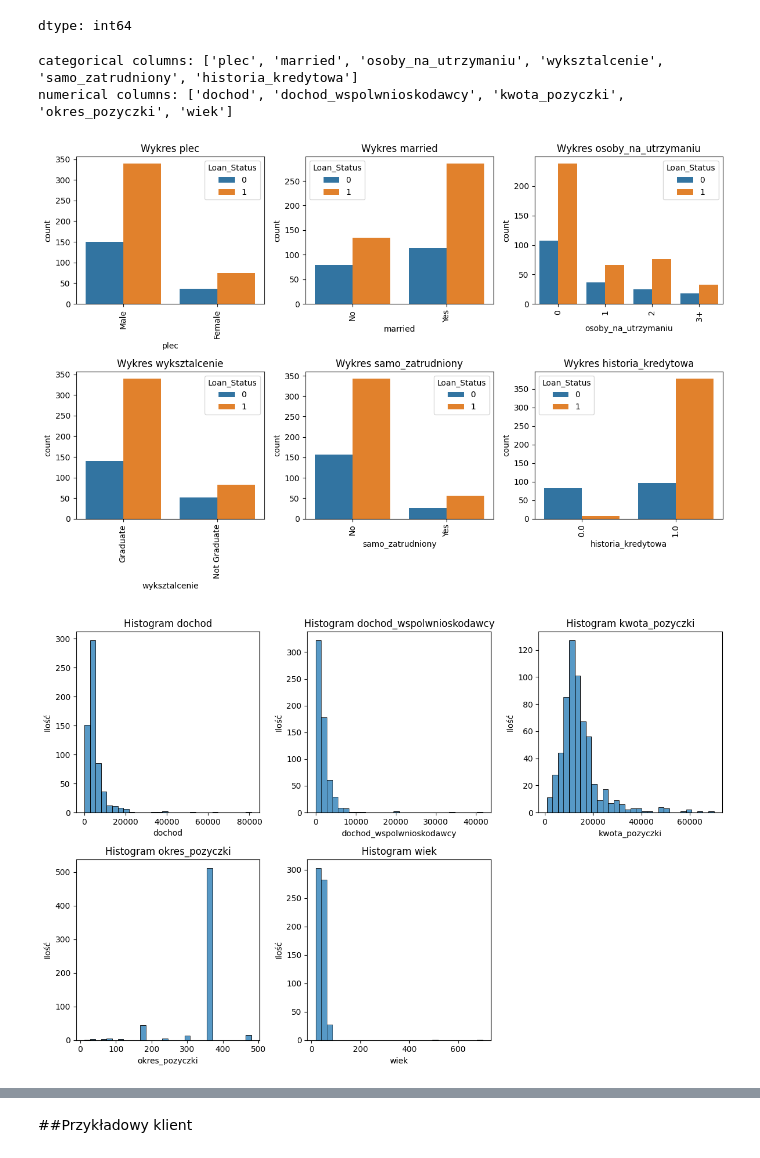
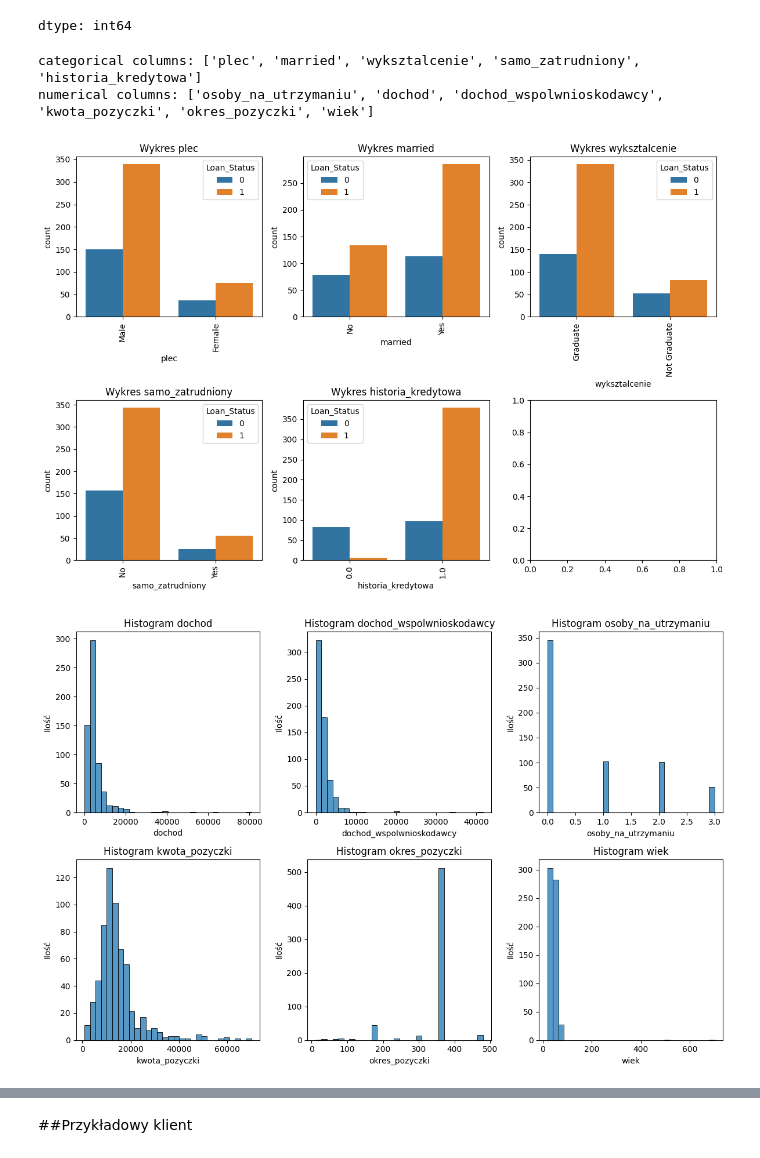
Before and after one commit to rybinski92/ml_credit_project, a Jupyter notebook: prezentacja_ML.ipynb, the cells around one changed output, grey strips where cells are left out. Saved outputs shown, nothing was run; the diff lists cells and outputs as text; code cells hidden in the pictures.

```diff
--- a/prezentacja_ML.ipynb
+++ b/prezentacja_ML.ipynb
@@ -63,0 +76,2 @@ memory usage: 57.7+ KB
+# %%
+data['osoby_na_utrzymaniu'] = data['osoby_na_utrzymaniu'].replace('3+', 3)
@@ -83,7 +119,7 @@ col  = list(data.columns)
 cat_features = []
 num_features = []
 for c in col:
-  if data[c].nunique() > 5:
+  if data[c].nunique() > 3:
     num_features.append(c)
   else:
     cat_features.append(c)
@@ -94,32 +130,32 @@ cat_features.remove('Loan_Status')
 print(f"categorical columns: {cat_features}")
 print(f"numerical columns: {num_features}")
 # %% [output]
-categorical columns: ['plec', 'married', 'osoby_na_utrzymaniu', 'wyksztalcenie', 'samo_zatrudniony', 'historia_kredytowa']
-numerical columns: ['dochod', 'dochod_wspolwnioskodawcy', 'kwota_pozyczki', 'okres_pozyczki', 'wiek']
+categorical columns: ['plec', 'married', 'wyksztalcenie', 'samo_zatrudniony', 'historia_kredytowa']
+numerical columns: ['osoby_na_utrzymaniu', 'dochod', 'dochod_wspolwnioskodawcy', 'kwota_pozyczki', 'okres_pozyczki', 'wiek']
 # %%
 import matplotlib.pyplot as plt
 import seaborn as sns
 
-cat_features = ['plec', 'married', 'osoby_na_utrzymaniu', 'wyksztalcenie', 'samo_zatrudniony', 'historia_kredytowa']
+cat_features = ['plec', 'married',  'wyksztalcenie', 'samo_zatrudniony', 'historia_kredytowa']
 
 num_features = len(cat_features)
 ncols = 3
 nrows = (num_features + ncols - 1) // ncols
 
 fig, axes = plt.subplots(nrows=nrows, ncols=ncols, figsize=(12, 4 * nrows))
 
 axes = axes.flatten()
 
 for i, col in enumerate(cat_features):
     sns.countplot(x=col, hue='Loan_Status', data=data, ax=axes[i])
     axes[i].set_title(f'Wykres {col}')
     axes[i].set_xticks(axes[i].get_xticks())
     axes[i].set_xticklabels(axes[i].get_xticklabels(), rotation=90)
 
 plt.tight_layout()
 plt.show()
 # %% [output]
-[figure, old version]
+[figure, new version]
 # %%
 # import seaborn as sns
 # import matplotlib.pyplot as plt
@@ -131,7 +167,7 @@ plt.show()
 #   plt.xticks(rotation=90)
 #   plt.show()
 # %%
-num_features = ['dochod', 'dochod_wspolwnioskodawcy', 'kwota_pozyczki', 'okres_pozyczki', 'wiek']
+num_features = ['dochod', 'dochod_wspolwnioskodawcy', 'osoby_na_utrzymaniu', 'kwota_pozyczki', 'okres_pozyczki', 'wiek']
 
 num_plots = len(num_features)
 
@@ -154,6 +190,6 @@ for j in range(i + 1, len(axes)):
 plt.tight_layout()
 plt.show()
 # %% [output]
-[figure, old version]
+[figure, new version]
 # %%
 data = data[data['wiek'] < 100]
```
Also changed, not shown: parts of 65 cells of this notebook.
